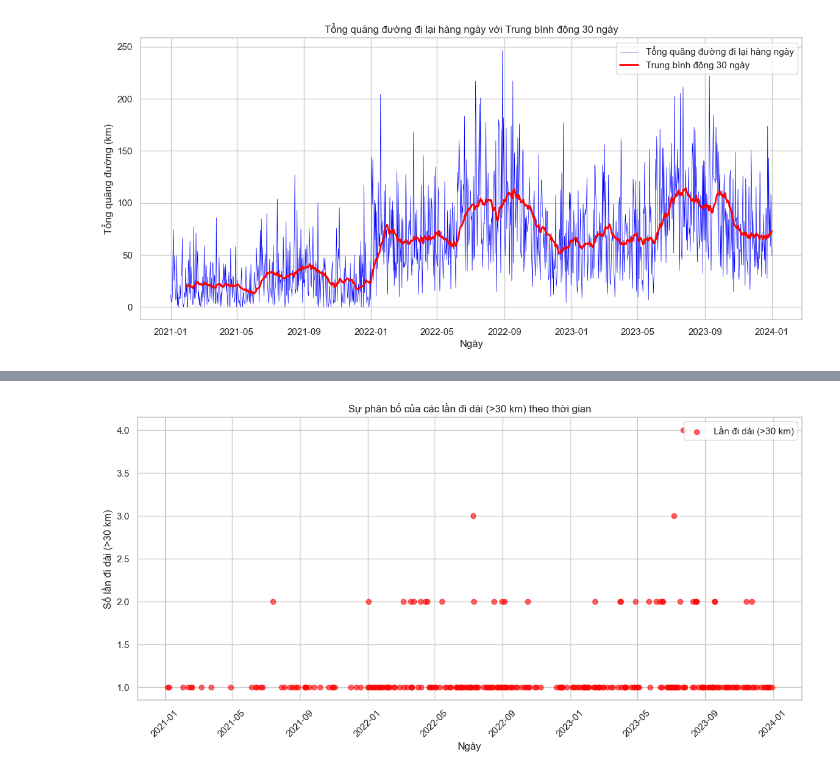
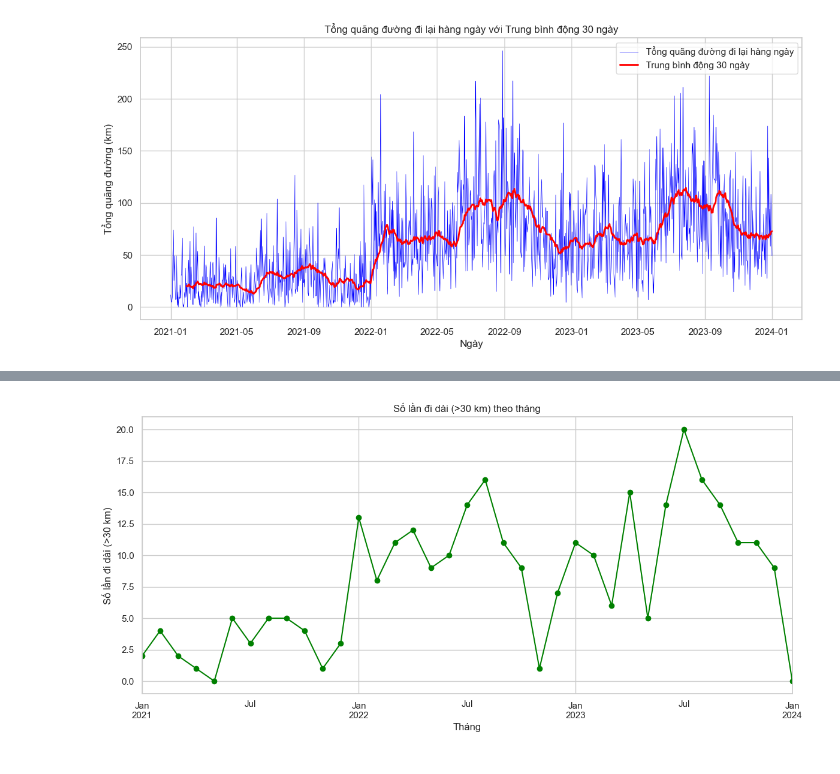
Before and after one commit to tklee-123/DataVisualization, a Jupyter notebook: moving.ipynb, the cells around one changed output, grey strips where cells are left out. Saved outputs shown, nothing was run; the diff lists cells and outputs as text; code cells hidden in the pictures.

```diff
--- a/moving.ipynb
+++ b/moving.ipynb
@@ -131,19 +24,16 @@ Phân tích xong. Xem các biểu đồ và kết quả để rút ra các đặ
 # %%
-import matplotlib.pyplot as plt
-import seaborn as sns
+# Tính số lần đi dài theo từng tháng
+df['Tháng'] = df['Ngày'].dt.to_period('M')
+monthly_long_trips = df.groupby('Tháng')['Số lần đi dài (>30 km)'].sum()
 
-# Tạo DataFrame chỉ chứa số lần đi dài
-df_long_trips = df[df['Số lần đi dài (>30 km)'] > 0]
-
-# Vẽ biểu đồ scatter
+# Vẽ line plot
 plt.figure(figsize=(14, 6))
-plt.scatter(df_long_trips['Ngày'], df_long_trips['Số lần đi dài (>30 km)'], color='red', label='Lần đi dài (>30 km)', alpha=0.6)
-plt.title('Sự phân bố của các lần đi dài (>30 km) theo thời gian')
-plt.xlabel('Ngày')
+monthly_long_trips.plot(kind='line', color='green', marker='o')
+plt.title('Số lần đi dài (>30 km) theo tháng')
+plt.xlabel('Tháng')
 plt.ylabel('Số lần đi dài (>30 km)')
-plt.xticks(rotation=45)
+plt.xticks(rotation=0)
 plt.grid(True)
-plt.legend()
 plt.show()
 # %% [output]
-[figure, old version]
+[figure, new version]
```
Also changed, not shown: parts of 5 cells of this notebook, 11 other files.
